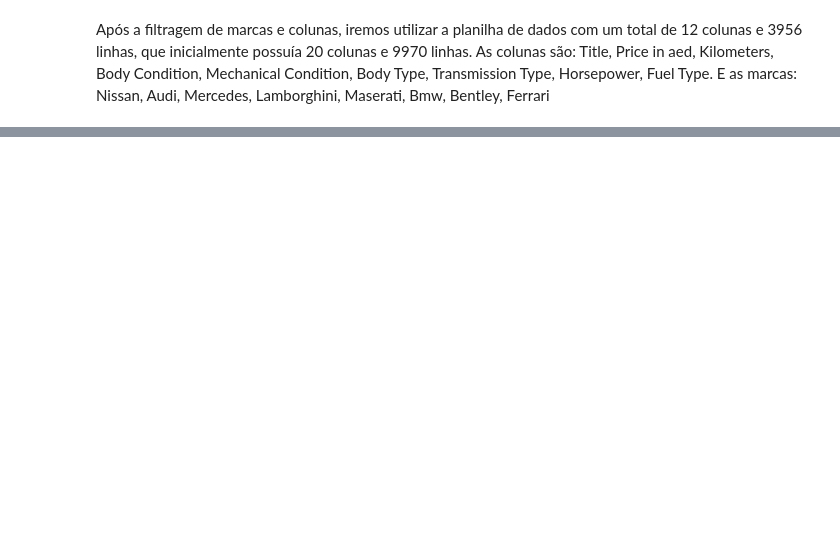
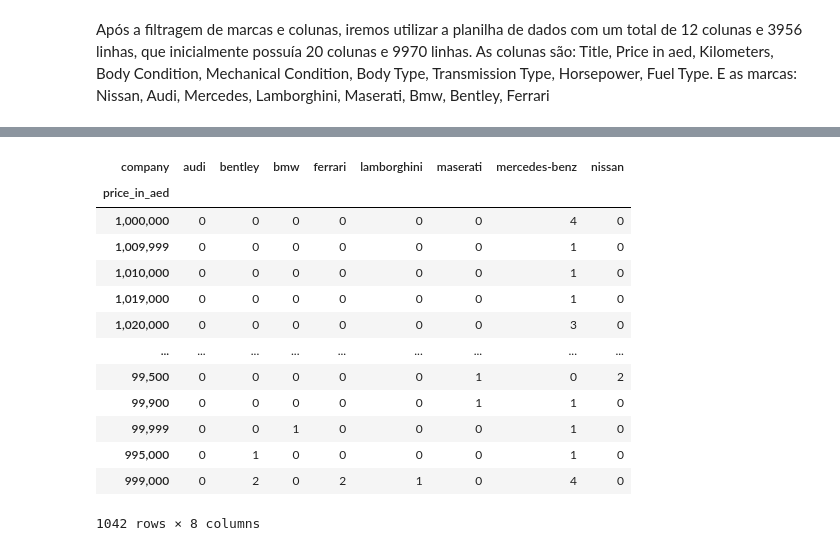
Before and after one commit to insper-classroom/22-2b-cd-p2-p2_albert_arthur_thiago, a Jupyter notebook: base.ipynb, the cells around one changed output, grey strips where cells are left out. Saved outputs shown, nothing was run; the diff lists cells and outputs as text; code cells hidden in the pictures; blank space fills up the shorter version.

```diff
--- a/base.ipynb
+++ b/base.ipynb
@@ -65,0 +95,17 @@ As colunas são: Title, Price in aed, Kilometers, Body Condition, Mechanical Con
+# %%
+pd.crosstab(dados['price_in_aed'], dados['company'])
+# %% [output]
+| company | audi | bentley | bmw | ferrari | lamborghini | maserati | mercedes-benz | nissan |
+| price_in_aed |  |  |  |  |  |  |  |  |
+| 1,000,000 | 0 | 0 | 0 | 0 | 0 | 0 | 4 | 0 |
+| 1,009,999 | 0 | 0 | 0 | 0 | 0 | 0 | 1 | 0 |
+| 1,010,000 | 0 | 0 | 0 | 0 | 0 | 0 | 1 | 0 |
+| 1,019,000 | 0 | 0 | 0 | 0 | 0 | 0 | 1 | 0 |
+| 1,020,000 | 0 | 0 | 0 | 0 | 0 | 0 | 3 | 0 |
+| ... | ... | ... | ... | ... | ... | ... | ... | ... |
+| 99,500 | 0 | 0 | 0 | 0 | 0 | 1 | 0 | 2 |
+| 99,900 | 0 | 0 | 0 | 0 | 0 | 1 | 1 | 0 |
+| 99,999 | 0 | 0 | 1 | 0 | 0 | 0 | 1 | 0 |
+| 995,000 | 0 | 1 | 0 | 0 | 0 | 0 | 1 | 0 |
+| 999,000 | 0 | 2 | 0 | 2 | 1 | 0 | 4 | 0 |
+1042 rows × 8 columns
```
Also changed, not shown: parts of 11 cells of this notebook.
